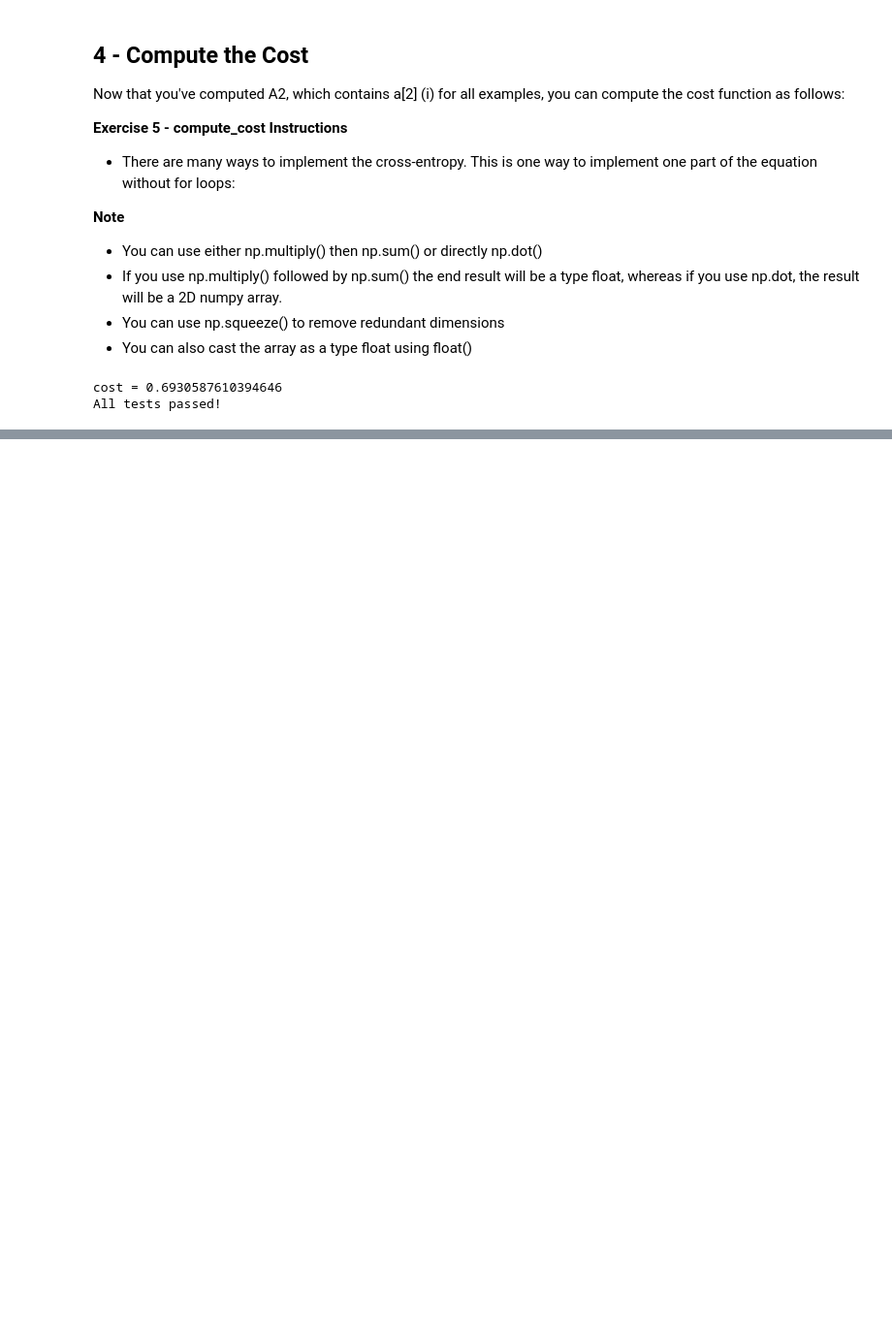
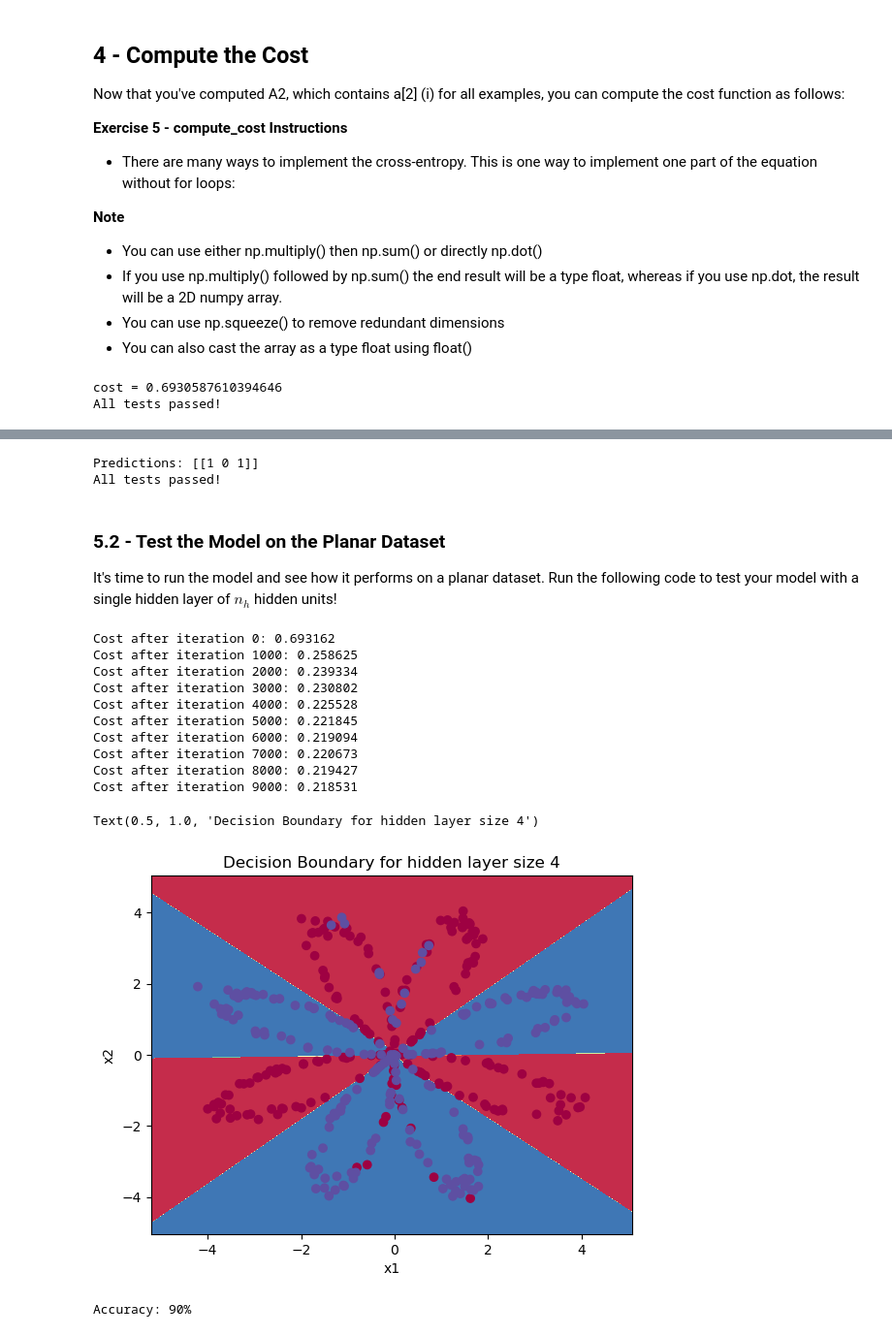
Before and after one commit to Donner886/Deep-learning, a Jupyter notebook: W3A1/deeplearing-1st_programming_dda.ipynb, the cells around one changed output, grey strips where cells are left out. Shown at 97% size. Drawn from its saved outputs; the diff is of its cells as text; code cells hidden in the pictures; blank space fills up the shorter version.

```diff
--- a/W3A1/deeplearing-1st_programming_dda.ipynb
+++ b/W3A1/deeplearing-1st_programming_dda.ipynb
@@ -356,0 +532,10 @@ All tests passed!
+# %%
+parameters, grads = update_parameters_test_case()
+parameters = update_parameters(parameters, grads)
+
+print("W1 = " + str(parameters["W1"]))
+print("b1 = " + str(parameters["b1"]))
+print("W2 = " + str(parameters["W2"]))
+print("b2 = " + str(parameters["b2"]))
+
+update_parameters_test(update_parameters)
@@ -356,0 +660,66 @@ All tests passed!
+# %%
+# GRADED FUNCTION: predict
+
+def predict(parameters, X):
+    """
+    Using the learned parameters, predicts a class for each example in X
+
+    Arguments:
+    parameters -- python dictionary containing your parameters
+    X -- input data of size (n_x, m)
+
+    Returns
+    predictions -- vector of predictions of our model (red: 0 / blue: 1)
+    """
+
+    # Computes probabilities using forward propagation, and classifies to 0/1 using 0.5 as the threshold.
+    #(≈ 2 lines of code)
+    # A2, cache = ...
+    # predictions = ...
+    # YOUR CODE STARTS HERE
+    A2, cache =  forward_propagation(X, parameters)
+    predictions = (A2 > 0.5).astype(int)
+    # YOUR CODE ENDS HERE
+
+    return predictions
+# %%
+parameters, t_X = predict_test_case()
+
+predictions = predict(parameters, t_X)
+print("Predictions: " + str(predictions))
+
+predict_test(predict)
+# %% [output]
+Predictions: [[1 0 1]]
+All tests passed!
+# %% [markdown]
+<a name='5-2'></a>
+### 5.2 - Test the Model on the Planar Dataset
+
+It's time to run the model and see how it performs on a planar dataset. Run the following code to test your model with a single hidden layer of $n_h$ hidden units!
+# %%
+# Build a model with a n_h-dimensional hidden layer
+parameters = nn_model(X, Y, n_h = 4, num_iterations = 10000, print_cost=True)
+
+# Plot the decision boundary
+plot_decision_boundary(lambda x: predict(parameters, x.T), X, Y)
+plt.title("Decision Boundary for hidden layer size " + str(4))
+# %% [output]
+Cost after iteration 0: 0.693162
+Cost after iteration 1000: 0.258625
+Cost after iteration 2000: 0.239334
+Cost after iteration 3000: 0.230802
+Cost after iteration 4000: 0.225528
+Cost after iteration 5000: 0.221845
+Cost after iteration 6000: 0.219094
+Cost after iteration 7000: 0.220673
+Cost after iteration 8000: 0.219427
+Cost after iteration 9000: 0.218531
+Text(0.5, 1.0, 'Decision Boundary for hidden layer size 4')
+[figure, added]
+# %%
+# Print accuracy
+predictions = predict(parameters, X)
+print ('Accuracy: %d' % float((np.dot(Y, predictions.T) + np.dot(1 - Y, 1 - predictions.T)) / float(Y.size) * 100) + '%')
+# %% [output]
+Accuracy: 90%
```
Also changed, not shown: parts of 19 cells of this notebook.
